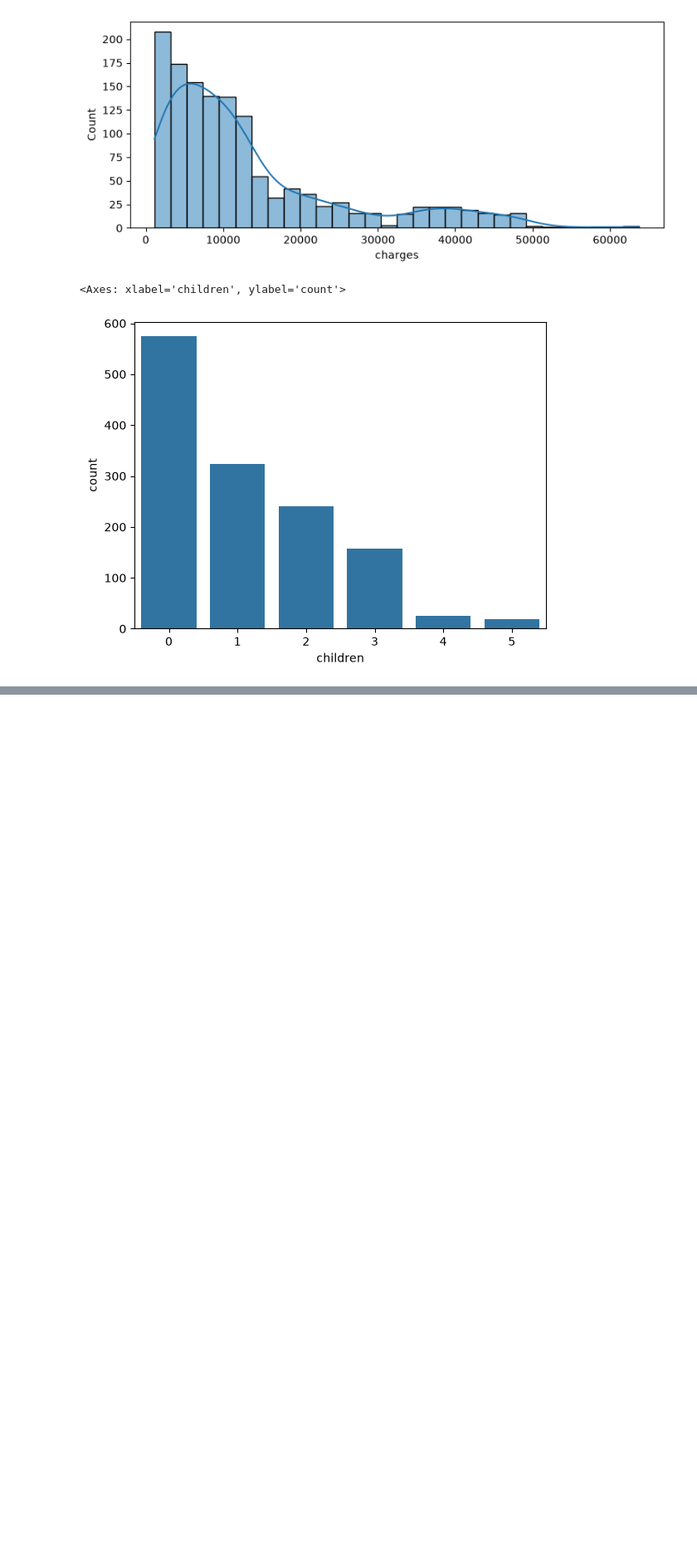
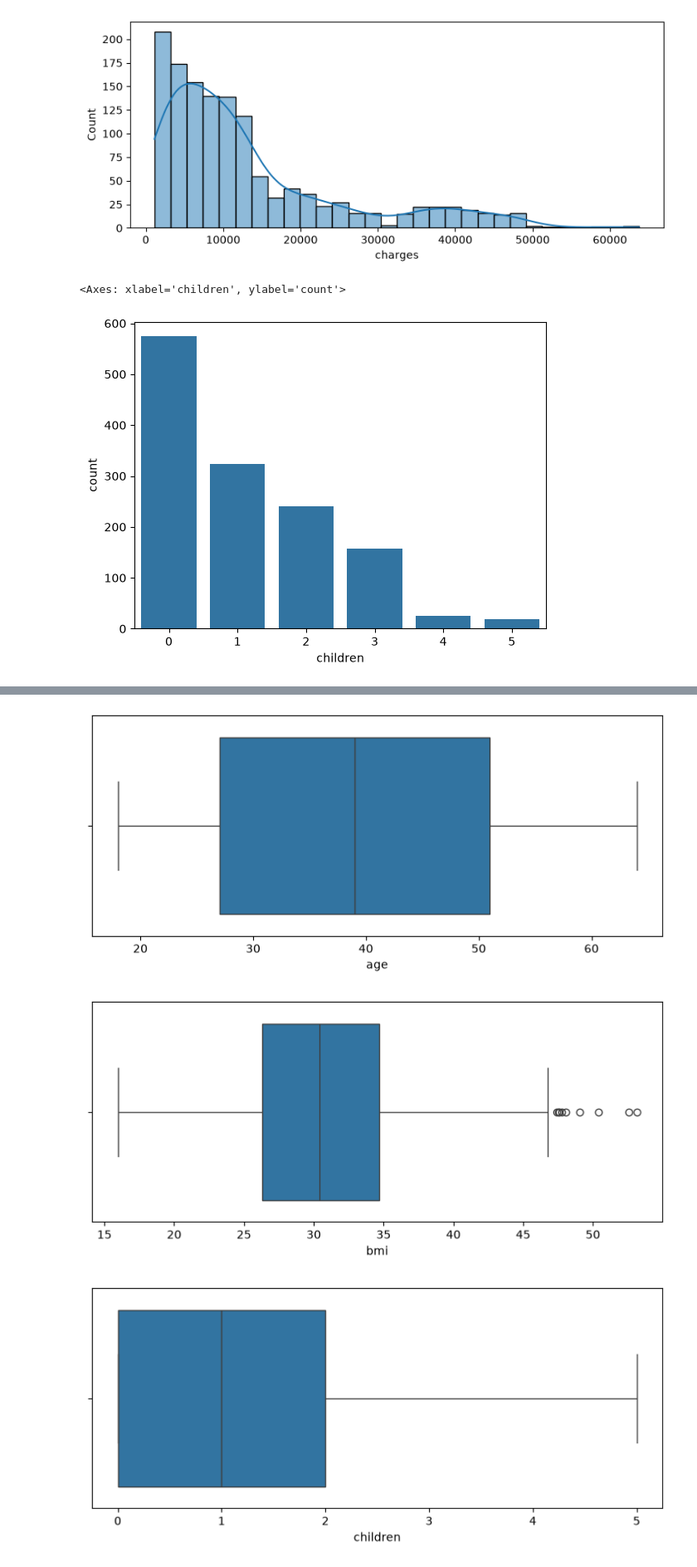
Before and after one commit to Harshit765G4/Machine-Learning-Practice, a Jupyter notebook: DataPreprocessing/insuranceProjectPractice.ipynb, the cells around one changed output, grey strips where cells are left out. Shown at 83% size. Cells and saved outputs as stored; diff of their text form; code cells hidden in the pictures; blank space fills up the shorter version.

```diff
--- a/DataPreprocessing/insuranceProjectPractice.ipynb
+++ b/DataPreprocessing/insuranceProjectPractice.ipynb
@@ -91,0 +102,8 @@ sns.countplot(x = df['children'])
+# %%
+for col in numeric_columns:
+    plt.figure(figsize=(9,3.5))
+    sns.boxplot(x=df[col])
+# %% [output]
+[figure, added]
+[figure, added]
+[figure, added]
```
Also changed, not shown: parts of 6 cells of this notebook.
